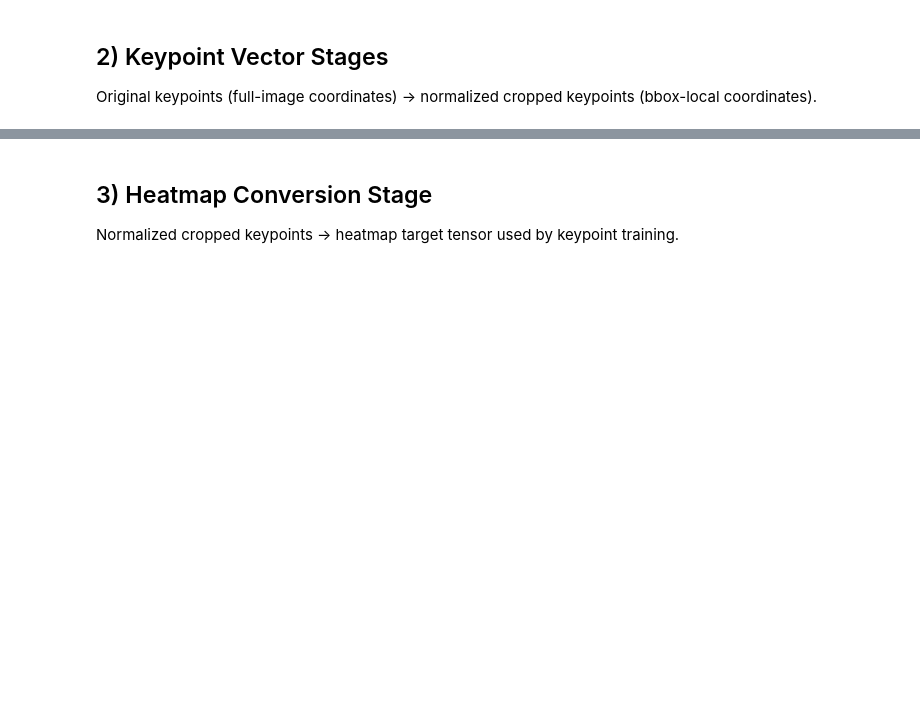
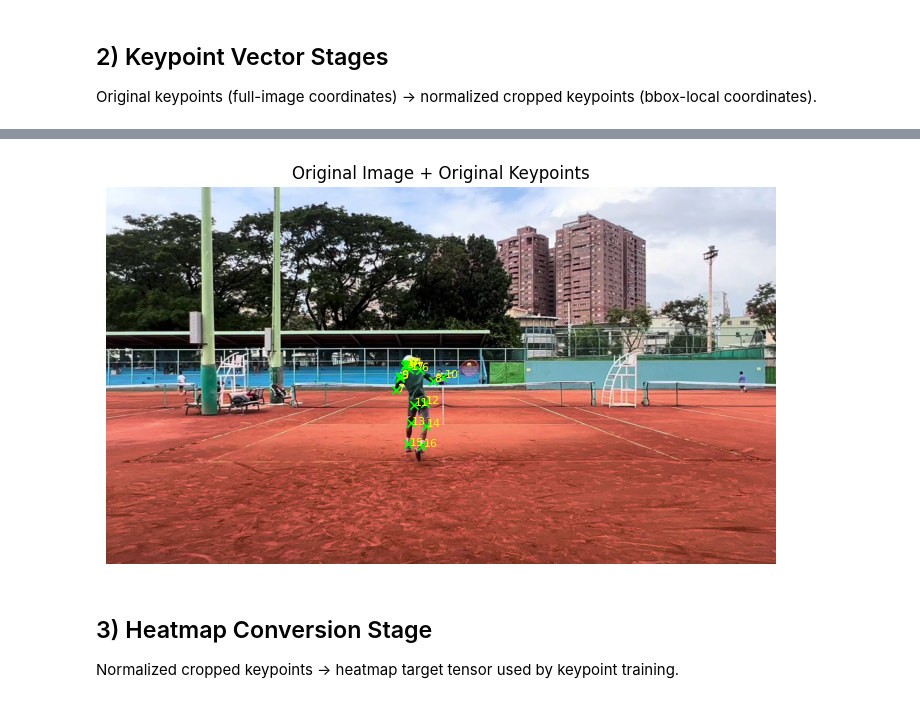
Before and after one commit to hanyiliu/tennis-pose-detection, a Jupyter notebook: notebooks/keypoint_training_visualization.ipynb, the cells around one changed output, grey strips where cells are left out. Saved outputs shown, nothing was run; the diff lists cells and outputs as text; code cells hidden in the pictures; blank space fills up the shorter version.

```diff
--- a/notebooks/keypoint_training_visualization.ipynb
+++ b/notebooks/keypoint_training_visualization.ipynb
@@ -102,3 +128,32 @@ print(normalized_keypoints)
+# %%
+if "original_keypoints" not in globals():
+    original_keypoints = np.array(raw_sample["keypoints"], dtype=np.float32).reshape(NUM_KEYPOINTS, 3)
+if "original_img" not in globals():
+    original_img = Image.open(img_path).convert("RGB")
+
+orig_visible_mask = original_keypoints[:, 2] > 0
+
+fig, ax = plt.subplots(figsize=(7, 7))
+ax.imshow(original_img)
+ax.scatter(
+    original_keypoints[orig_visible_mask, 0],
+    original_keypoints[orig_visible_mask, 1],
+    c="lime",
+    s=36,
+    marker="x",
+    linewidths=1.2,
+)
+
+for i in np.where(orig_visible_mask)[0]:
+    xk, yk = original_keypoints[i, 0], original_keypoints[i, 1]
+    ax.text(xk + 2.0, yk + 2.0, str(i), color="yellow", fontsize=8)
+
+ax.set_title("Original Image + Original Keypoints")
+ax.axis("off")
+plt.tight_layout()
+plt.show()
+# %% [output]
+[figure, added]
 # %% [markdown]
 ## 3) Heatmap Conversion Stage
 
```
Also changed, not shown: parts of 13 cells of this notebook, 3 other files.
